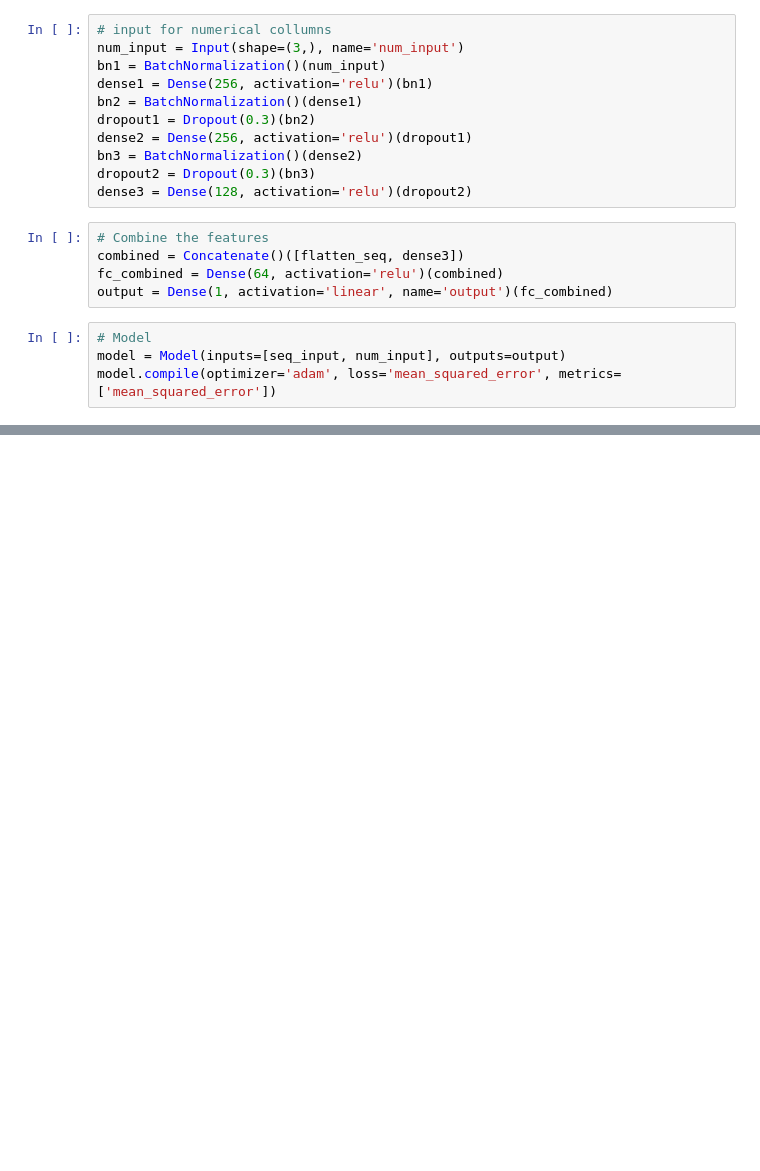
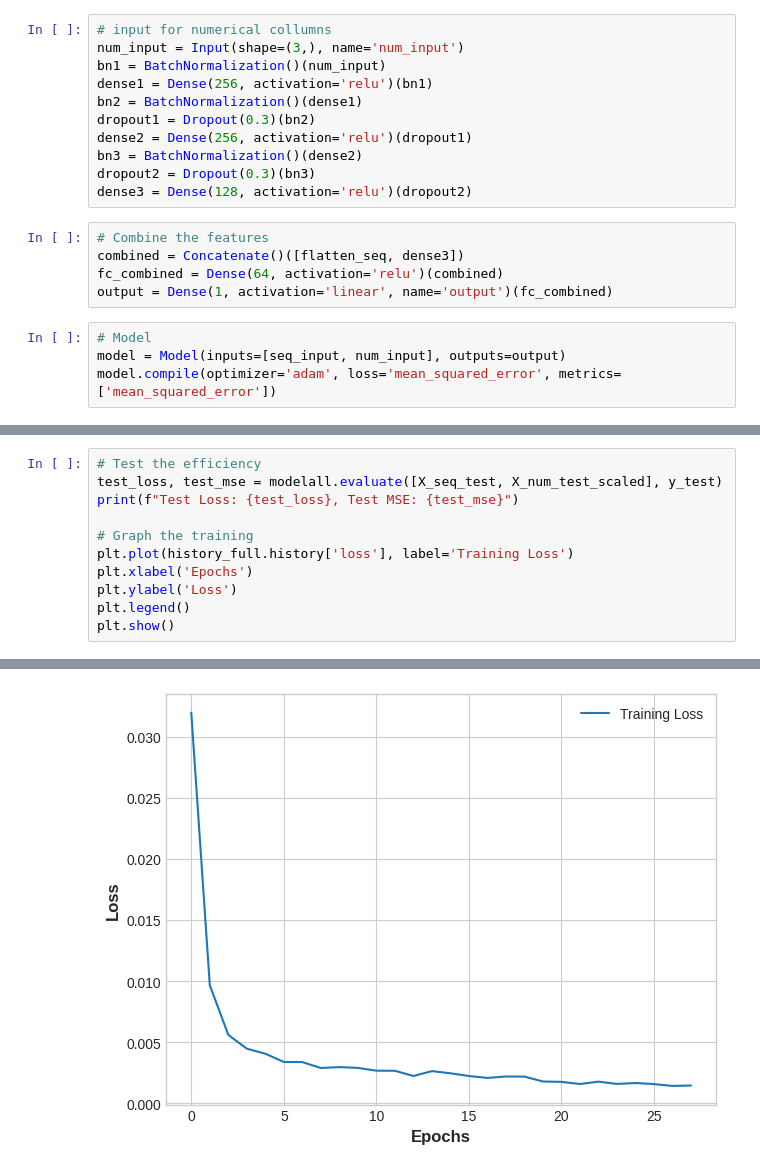
Before and after one commit to FROZENPOP/CRISPR_TARGET_NN, a Jupyter notebook: crispr-keras.ipynb, the cells around one changed output, grey strips where cells are left out. Drawn from its saved outputs; the diff is of its cells as text; blank space fills up the shorter version.

```diff
--- a/crispr-keras.ipynb
+++ b/crispr-keras.ipynb
@@ -177,0 +207,12 @@ Model retrained on the full dataset.
+# %%
+# Test the efficiency
+test_loss, test_mse = modelall.evaluate([X_seq_test, X_num_test_scaled], y_test)
+print(f"Test Loss: {test_loss}, Test MSE: {test_mse}")
+
+# Graph the training
+plt.plot(history_full.history['loss'], label='Training Loss')
+plt.xlabel('Epochs')
+plt.ylabel('Loss')
+plt.legend()
+plt.show()
+# %% [output]
@@ -178,3 +221,4 @@ Model retrained on the full dataset.
+[figure, added]
 # %%
 # Test data
 test_sequence = "CAGAAAAAAAAACACTGCAACAAGAGGGTA"
```
Also changed, not shown: parts of 10 cells of this notebook.
